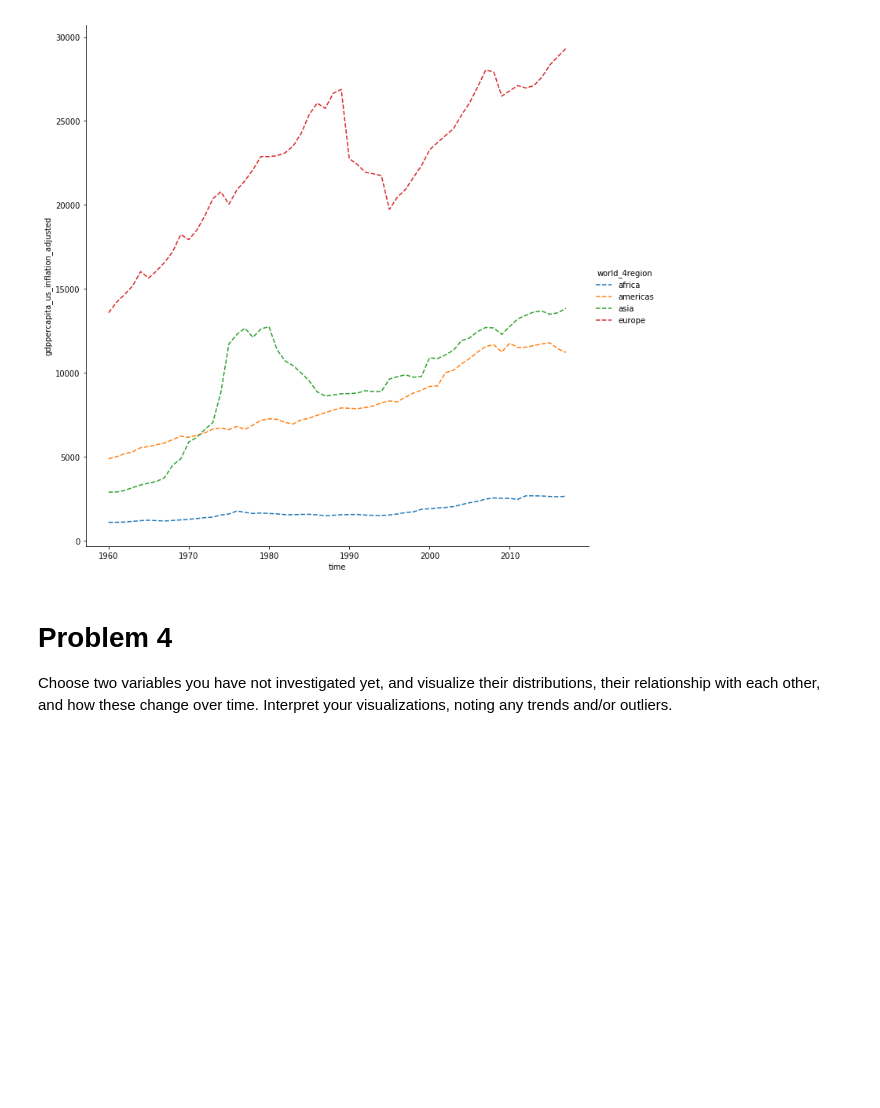
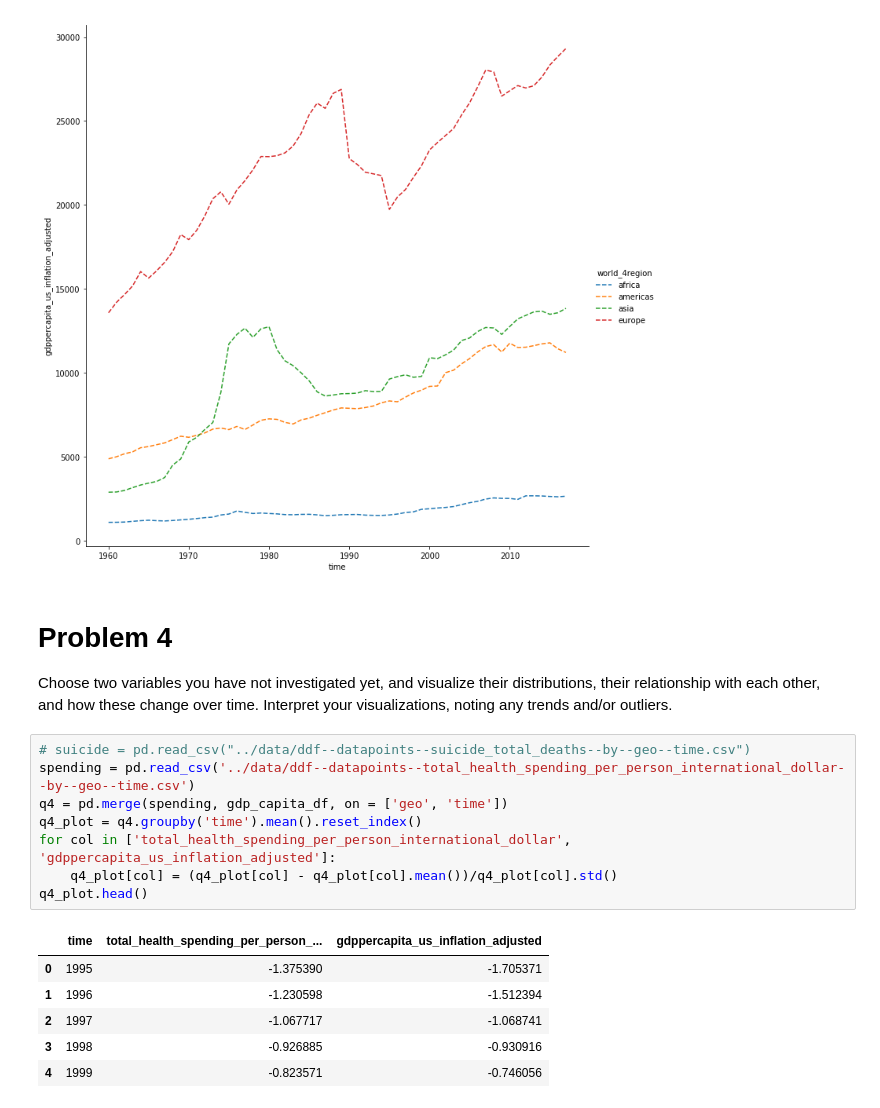
Before and after one commit to sarthakkothari/DS5500, a Jupyter notebook: HW1/HW1.ipynb, the cells around one changed output. Saved outputs shown, nothing was run; the diff lists cells and outputs as text; blank space fills up the shorter version.

```diff
--- a/HW1/HW1.ipynb
+++ b/HW1/HW1.ipynb
@@ -118,3 +118,18 @@ plt.show()
 # %% [markdown]
 # Problem 4
 Choose two variables you have not investigated yet, and visualize their distributions, their relationship with each other, and how these change over time. Interpret your visualizations, noting any trends and/or outliers.
+# %%
+# suicide = pd.read_csv("../data/ddf--datapoints--suicide_total_deaths--by--geo--time.csv")
+spending = pd.read_csv('../data/ddf--datapoints--total_health_spending_per_person_international_dollar--by--geo--time.csv')
+q4 = pd.merge(spending, gdp_capita_df, on = ['geo', 'time'])
+q4_plot = q4.groupby('time').mean().reset_index()
+for col in ['total_health_spending_per_person_international_dollar', 'gdppercapita_us_inflation_adjusted']:
+    q4_plot[col] = (q4_plot[col] - q4_plot[col].mean())/q4_plot[col].std()
+q4_plot.head()
+# %% [output]
+|  | time | total_health_spending_per_person_... | gdppercapita_us_inflation_adjusted |
+| 0 | 1995 | -1.375390 | -1.705371 |
+| 1 | 1996 | -1.230598 | -1.512394 |
+| 2 | 1997 | -1.067717 | -1.068741 |
+| 3 | 1998 | -0.926885 | -0.930916 |
+| 4 | 1999 | -0.823571 | -0.746056 |
```
Also changed, not shown: parts of 2 cells of this notebook.
